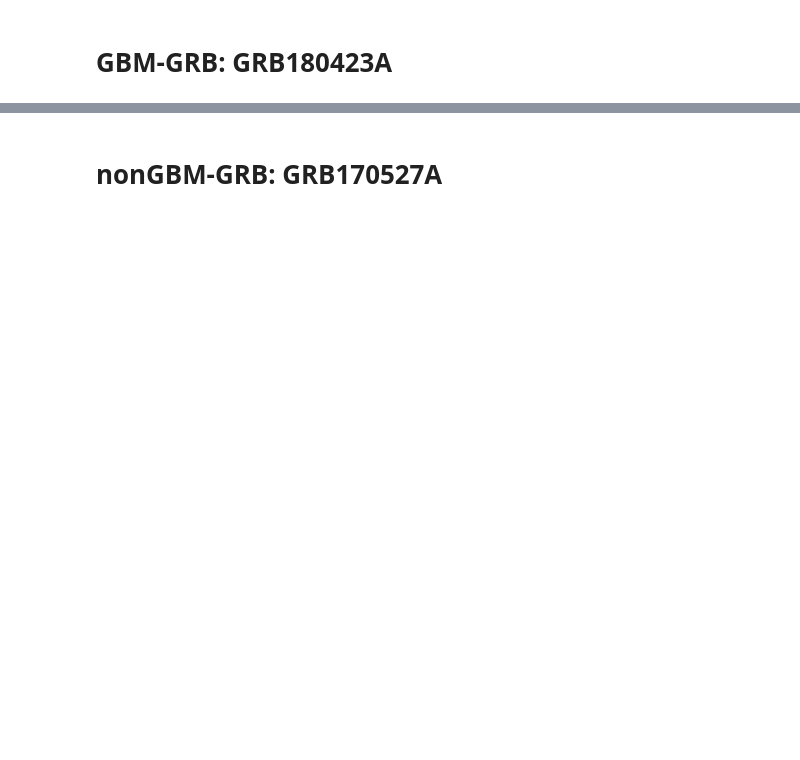
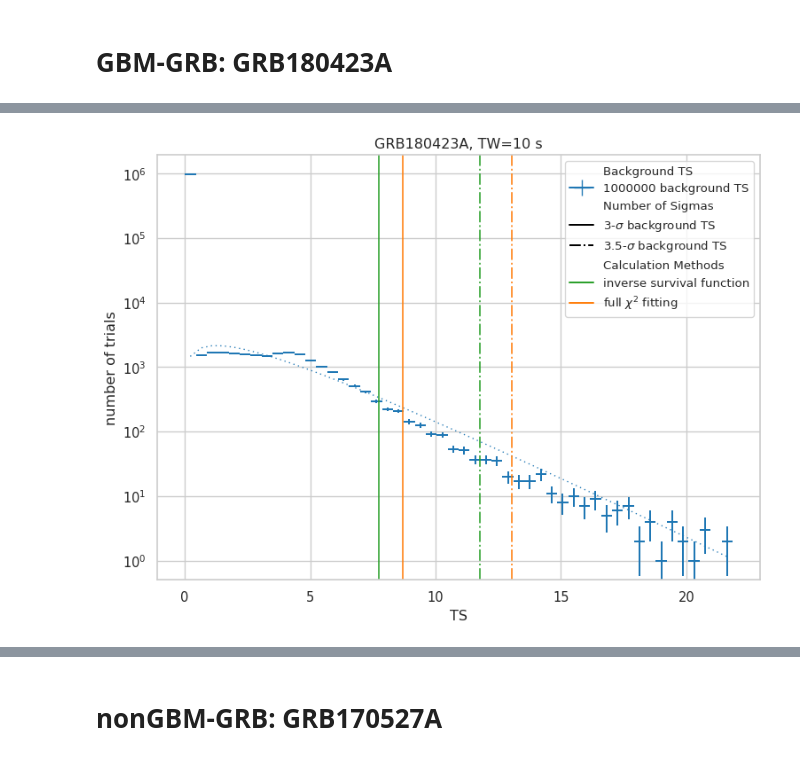
Before and after one commit to ChujieChen/greco_grb, a Jupyter notebook: notebooks/07_sensitivity_discovery_potential_per_source.ipynb, the cells around one changed output, grey strips where cells are left out. Saved outputs shown, nothing was run; the diff lists cells and outputs as text; code cells hidden in the pictures; blank space fills up the shorter version.

```diff
--- a/notebooks/07_sensitivity_discovery_potential_per_source.ipynb
+++ b/notebooks/07_sensitivity_discovery_potential_per_source.ipynb
@@ -353,0 +431,75 @@ plt.tight_layout()
+# %%
+grb_name, tw_in_second = "GRB180423A", 10
+ag = args(grb_name=grb_name,tw_in_second=tw_in_second)
+sens, disc = get_sens_disc(ag, sigma=3, fit=False, use_first=1000000, n_bootstrap=1)
+
+fig, ax = plt.subplots(figsize=(8,6), dpi=96)
+bg = cy.dists.Chi2TSD(sens['tss'][0])
+hbg = bg.get_hist(bins=50)
+hl.plot1d(ax, hbg, crosses=True,
+          color=sns.palettes.color_palette()[0],
+          label='{} bg trials'.format(bg.n_total))
+
+
+x = hbg.centers[0]
+norm = hbg.integrate().values
+###### full fit ######
+ax.semilogy(x, norm * bg.pdf(x), lw=1, ls='--', dashes=(1,3),label="Full fit $\chi^2$"+"\n"
+            +"$[dof={:.2f}, loc={:.2f}, scale={:.2f}]$".format(bg.ndof,bg.loc,bg.scale))
+##############################
+###### tail fit - chi2 ######
+# popt, pcov, tail_start = get_best_tail_chi2_fit_params(bg.trials['ts'], bins=50, tail_starts=np.r_[0:10])
+# print(tail_start)
+# tail_bg = cy.dists.Chi2TSD(bg.values[bg.values > tail_start])
+# tail_hbg = tail_bg.get_hist(bins=hbg.bins[0][hbg.bins[0]>tail_start])
+# hl.plot1d(ax, tail_hbg, crosses=True,
+#           color=sns.palettes.color_palette()[1],
+#           label='{} bg trials used for fitting'.format(tail_bg.n_total))
+# print(popt)
+# fitted_chi2 = stats.chi2(popt[0],popt[1],popt[2])
+# ax.semilogy(x, popt[3]*popt[4]*fitted_chi2.pdf(x),
+#             color=sns.palettes.color_palette()[1],
+#             dashes=(1,3),
+#             lw=1, ls='--', label="Tail fit $\chi^2$"+"\n"
+#             +"$[dof={:.2f}, loc={:.2f}, scale={:.2f}]$".format(popt[0],popt[1],popt[2]))
+##############################
+
+ax.axvline(x=bg.isf_nsigma(3, fit=False), linestyle='-', alpha=0.8, label='bg 3 sigma from SF', color=sns.palettes.color_palette()[2])
+ax.axvline(x=bg.isf_nsigma(3, fit=True), linestyle='-', alpha=0.8, label='bg 3 sigma from old fitting', color=sns.palettes.color_palette()[3])
+# ax.axvline(x=fitted_chi2.isf(stats.norm.sf(3)/popt[4]), alpha=0.8, linestyle='-', label='bg 3 sigma from new fitting', color=sns.palettes.color_palette()[4])
+
+ax.axvline(x=bg.isf_nsigma(3.5, fit=False), linestyle='-.', alpha=0.8, label='bg 3.5 sigma from SF', color=sns.palettes.color_palette()[2])
+ax.axvline(x=bg.isf_nsigma(3.5, fit=True), linestyle='-.', alpha=0.8, label='bg 3.5 sigma from old fitting', color=sns.palettes.color_palette()[3])
+# ax.axvline(x=fitted_chi2.isf(stats.norm.sf(3.5)/popt[4]), alpha=0.8, linestyle='-.', label='bg 3.5 sigma from new fitting', color=sns.palettes.color_palette()[4])
+
+# ax.axvline(x=bg.isf_nsigma(5, fit=True), linestyle='--',alpha=0.8, dashes=(2,2),label='bg 5 sigma from old fitting', color=sns.palettes.color_palette()[3])
+# ax.axvline(x=fitted_chi2.isf(stats.norm.sf(5)/popt[4]), alpha=0.8, linestyle='--', dashes=(4,2), label='bg 5 sigma from new fitting', color=sns.palettes.color_palette()[4])
+
+############# custom legend ###########
+from matplotlib.patches import Patch
+from matplotlib.lines import Line2D
+legend_elements = [
+    Patch(alpha=0,label='Background TS'),
+    Line2D([0], [0], marker='+', markersize=14, color=sns.palettes.color_palette()[0], label='{} background TS'.format(bg.n_total)),
+    # Line2D([0], [0], marker='+', markersize=14, color=sns.palettes.color_palette()[1], label='{} tail background TS'.format(tail_bg.n_total)),
+    Patch(alpha=0,label='Number of Sigmas'),
+    Line2D([0], [0], color='black', linestyle='-', label='3-$\sigma$ background TS'),
+    Line2D([0], [0], color='black', linestyle='-.',label='3.5-$\sigma$ background TS'),
+    # Line2D([0], [0], color='black', linestyle='--',label='5-$\sigma$ background TS'),
+    Patch(alpha=0,label='Calculation Methods'),
+    Line2D([0], [0], color=sns.palettes.color_palette()[2], linestyle='-', label='inverse survival function'),
+    Line2D([0], [0], color=sns.palettes.color_palette()[3], linestyle='-', label='full $\chi^2$ fitting'),
+    # Line2D([0], [0], color=sns.palettes.color_palette()[4], linestyle='-', label='tail $\chi^2$ fitting'),
+]
+
+
+#######################################
+
+ax.set_xlabel(r'TS')
+ax.set_ylabel(r'number of trials')
+ax.set_yscale('log')
+ax.legend(handles=legend_elements, loc='upper right', fontsize=10)
+ax.set_title(f"{ag.grb_name}, TW={ag.tw_in_second} s")
+plt.tight_layout()
+# %% [output]
+[figure, added]
```
Also changed, not shown: parts of 17 cells of this notebook, 9 other files.
